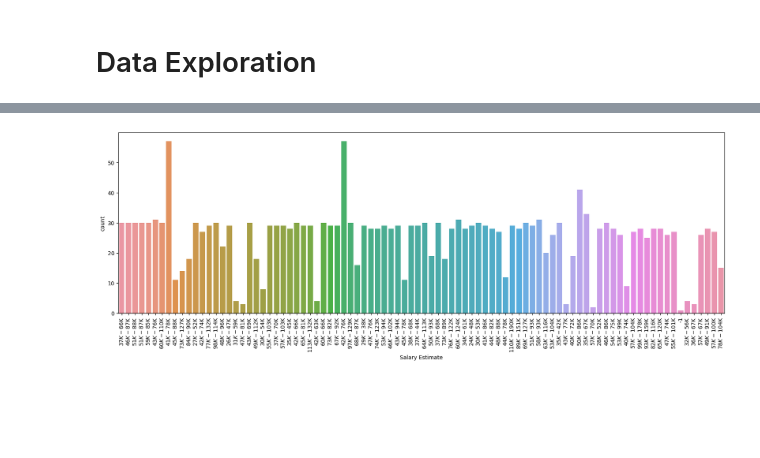
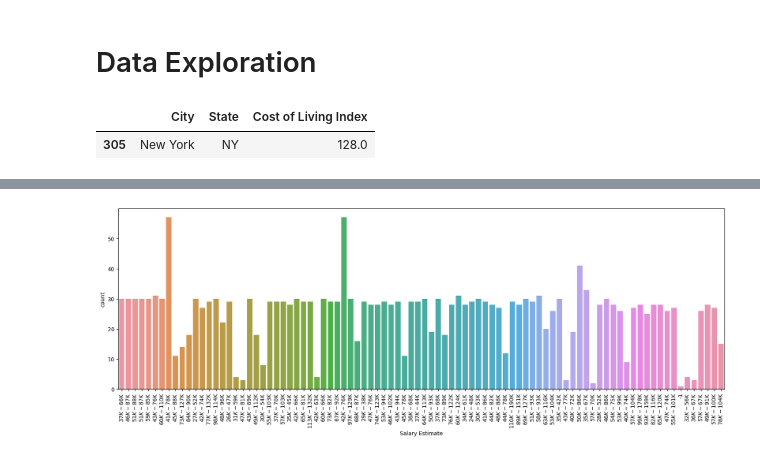
Before and after one commit to damla-jpg/brane-data-analyst-jobs, a Jupyter notebook: data_exploration.ipynb, the cells around one changed output, grey strips where cells are left out. Saved outputs shown, nothing was run; the diff lists cells and outputs as text; code cells hidden in the pictures; blank space fills up the shorter version.

```diff
--- a/data_exploration.ipynb
+++ b/data_exploration.ipynb
@@ -19,6 +21,11 @@ def data_cleaning(df):
     return df
 
 df = data_cleaning(df)
+# %%
+cli_usa[cli_usa["City"] == "New York"]
+# %% [output]
+|  | City | State | Cost of Living Index |
+| 305 | New York | NY | 128.0 |
 # %%
 df.head()
 # %% [output]
```
Also changed, not shown: parts of 9 cells of this notebook, 2 other files.
